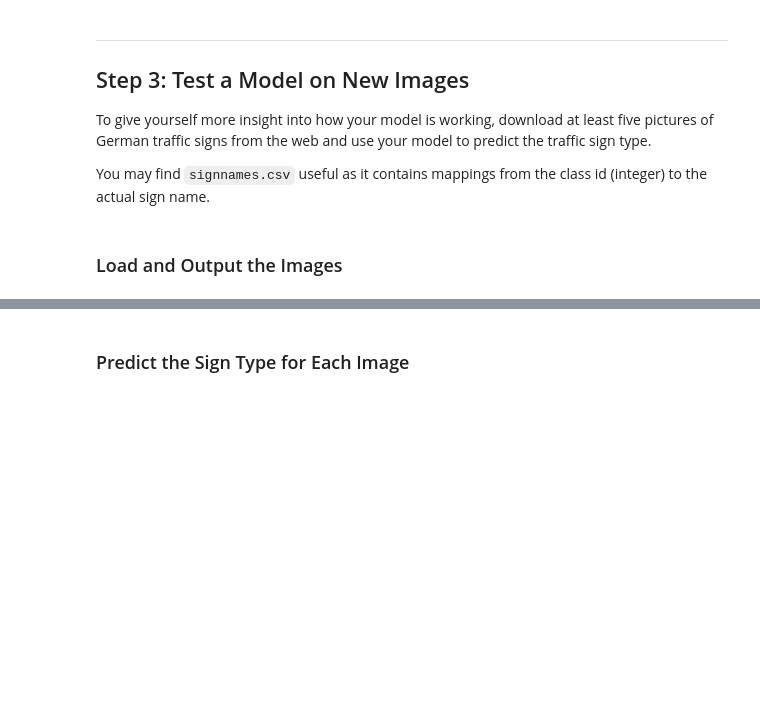
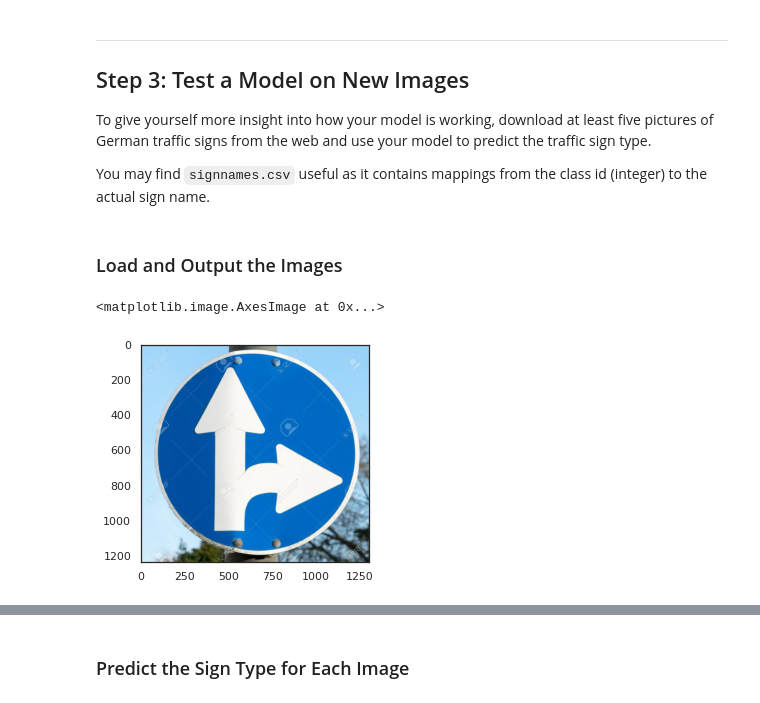
Before and after one commit to Abinaya-J/Self_Driving_Car, a Jupyter notebook: Traffic_Sign_Classifier.ipynb, the cells around one changed output, grey strips where cells are left out. Saved outputs shown, nothing was run; the diff lists cells and outputs as text; code cells hidden in the pictures; blank space fills up the shorter version.

```diff
--- a/Traffic_Sign_Classifier.ipynb
+++ b/Traffic_Sign_Classifier.ipynb
@@ -321,0 +328,7 @@ You may find `signnames.csv` useful as it contains mappings from the class id (i
+# %%
+arrows = mpimg.imread('2arrows.jpg')
+# %%
+plt.imshow(arrows)
+# %% [output]
+<matplotlib.image.AxesImage at 0x...>
+[figure, added]
```
Also changed, not shown: parts of 18 cells of this notebook.
